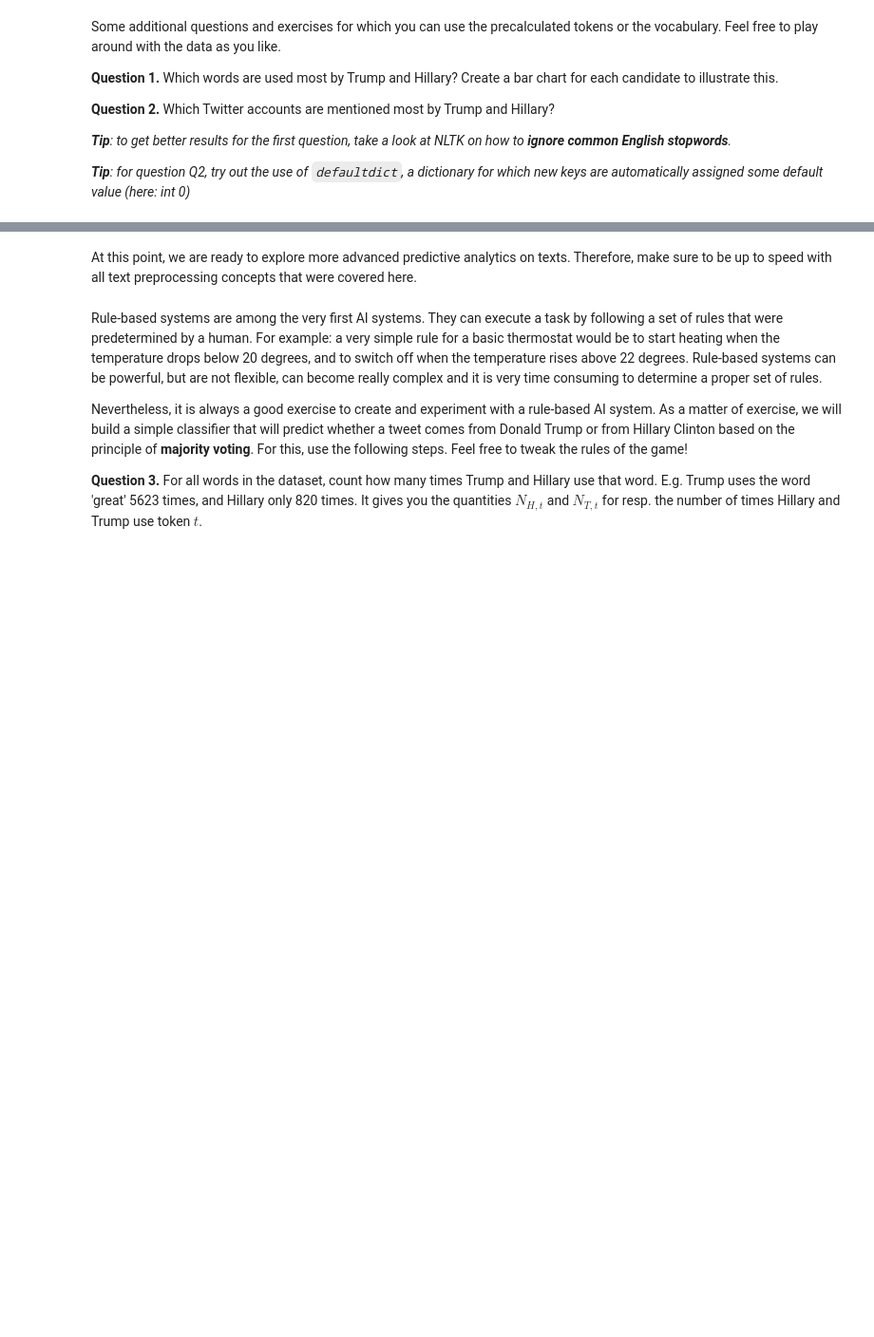
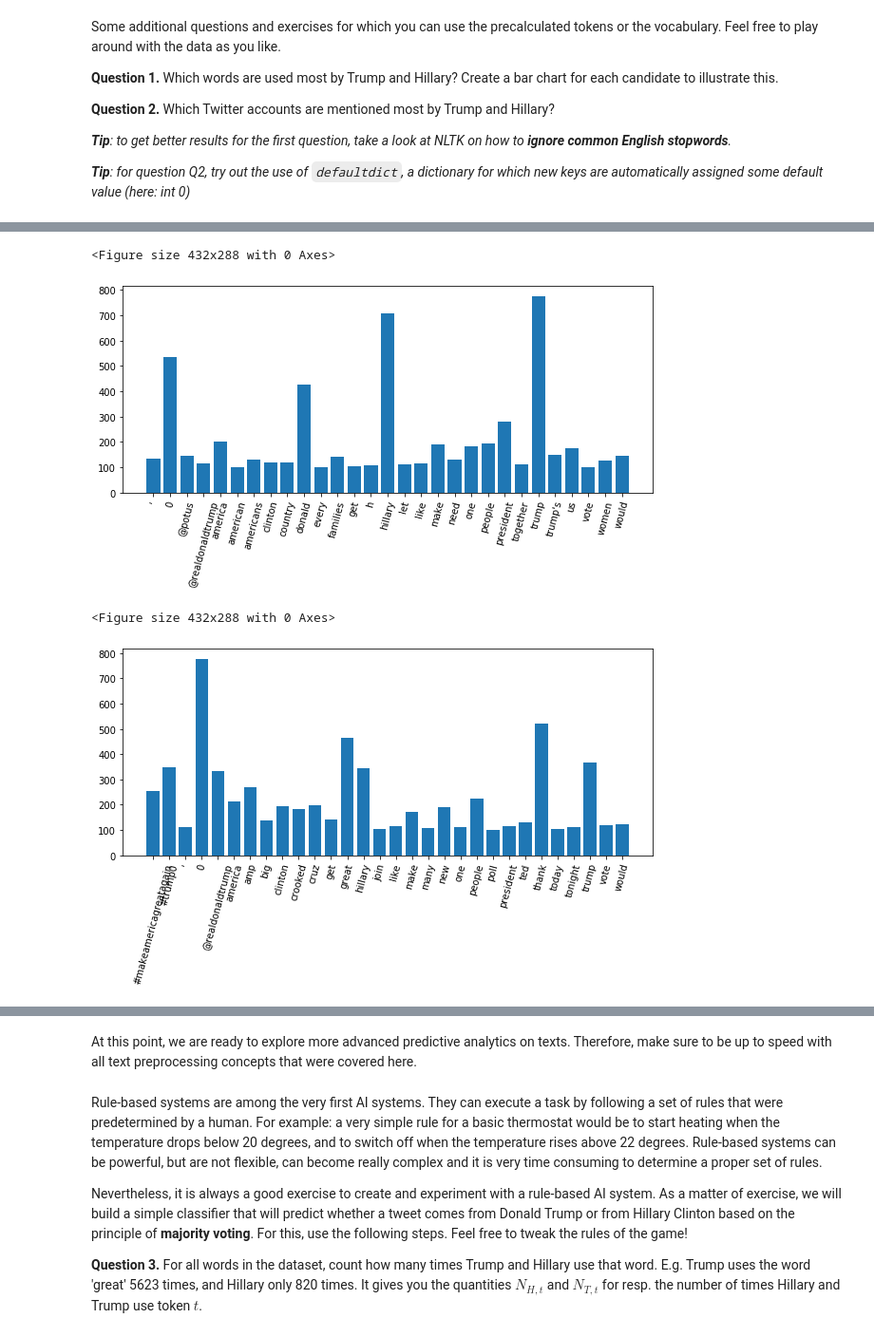
Before and after one commit to gartangh/Natural-Language-Processing-Labs, a Jupyter notebook: Lab 1/NLP_Lab1_student.ipynb, the cells around one changed output, grey strips where cells are left out. Shown at 95% size. Drawn from its saved outputs; the diff is of its cells as text; code cells hidden in the pictures; blank space fills up the shorter version.

```diff
--- a/Lab 1/NLP_Lab1_student.ipynb
+++ b/Lab 1/NLP_Lab1_student.ipynb
@@ -437,0 +639,8 @@ One reason to use Python for machine learning (and NLP) is that thousands of fel
+# %%
+## Answer:
+!pip install git+https://github.com/erikavaris/tokenizer.git
+
+from tokenizer import tokenizer
+
+T = tokenizer.TweetTokenizer(regularize=True)
+T.tokenize(tweet_text)
@@ -469,0 +749,7 @@ We will now build a vocabulary for the Twitter dataset. This vocabulary will be
+# %%
+## Answer:
+voc = set()
+for tweet in dataset:
+  voc.update(tweet.tokens)
+
+print(len(voc))
@@ -490,0 +792,33 @@ Some additional questions and exercises for which you can use the precalculated
+# %%
+## Answer to Q1
+nltk.download('stopwords')
+from nltk.corpus import stopwords
+
+stop_words = set(stopwords.words('english'))
+
+tokens_hillary = []
+for tweet in dataset:
+  if tweet.handle == 'HillaryClinton':
+    tokens_hillary.extend([w for w in tweet.tokens if not w in stop_words])
+freqs_hillary = {key:len(list(group)) for key, group in groupby(sorted(tokens_hillary))}
+freqs_hillary = {key: value for key, value in freqs_hillary.items() if value >= 100}
+
+plt.clf()
+plt.figure(figsize=(10,4))
+plt.bar(freqs_hillary.keys(), freqs_hillary.values())
+plt.xticks(rotation=75)
+plt.show()
+
+tokens_trump = []
+for tweet in dataset:
+  if tweet.handle == 'realDonaldTrump':
+    tokens_trump.extend([w for w in tweet.tokens if not w in stop_words])
+freqs_trump = {key:len(list(group)) for key, group in groupby(sorted(tokens_trump))}
+freqs_trump = {key: value for key, value in freqs_trump.items() if value >= 100}
+
+plt.clf()
+plt.figure(figsize=(10,4))
+plt.bar(freqs_trump.keys(), freqs_trump.values())
+plt.xticks(rotation=75)
+plt.show()
+# %% [output]
@@ -490,0 +827,4 @@ Some additional questions and exercises for which you can use the precalculated
+<Figure size 432x288 with 0 Axes>
+[figure, added]
+<Figure size 432x288 with 0 Axes>
+[figure, added]
```
Also changed, not shown: parts of 88 cells of this notebook.
